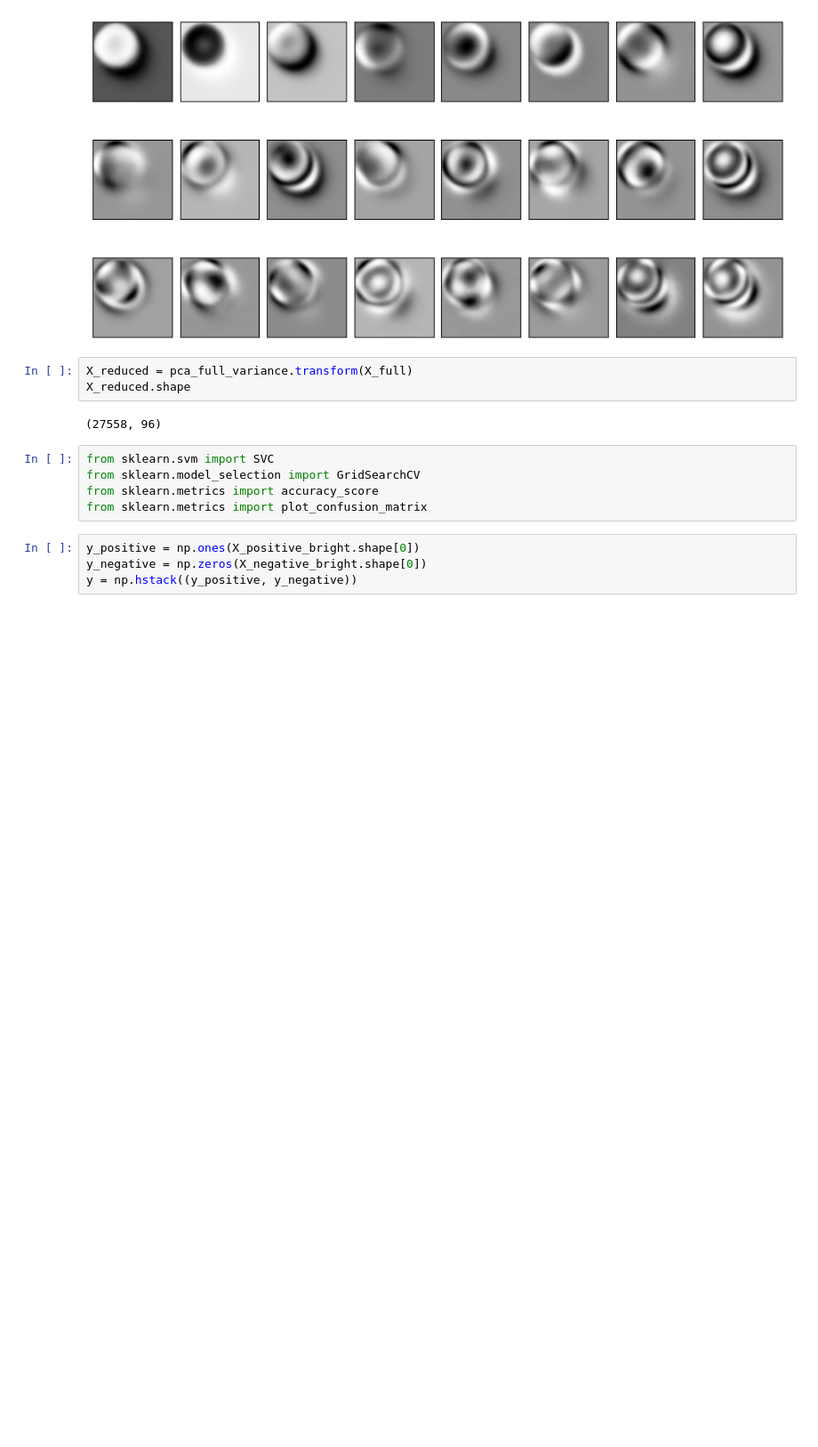
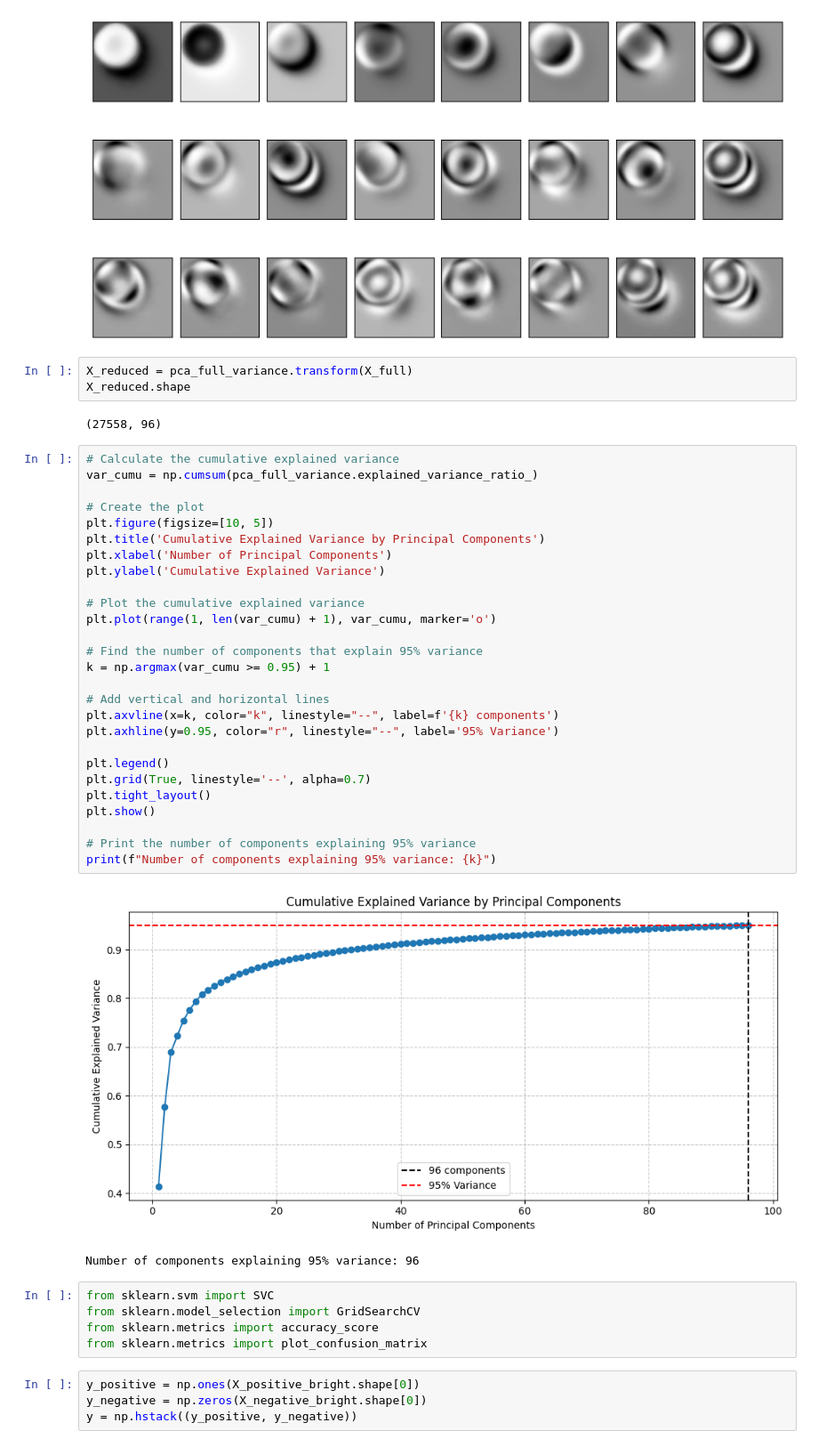
Before and after one commit to ThashmikaX/Malaria-Detection-Model, a Jupyter notebook: Notebooks/ml-project_changed.ipynb, the cells around one changed output. Shown at 89% size. Saved outputs shown, nothing was run; the diff lists cells and outputs as text; blank space fills up the shorter version.

```diff
--- a/Notebooks/ml-project_changed.ipynb
+++ b/Notebooks/ml-project_changed.ipynb
@@ -199,6 +204,36 @@ X_reduced = pca_full_variance.transform(X_full)
 X_reduced.shape
 # %% [output]
 (27558, 96)
+# %%
+# Calculate the cumulative explained variance
+var_cumu = np.cumsum(pca_full_variance.explained_variance_ratio_)
+
+# Create the plot
+plt.figure(figsize=[10, 5])
+plt.title('Cumulative Explained Variance by Principal Components')
+plt.xlabel('Number of Principal Components')
+plt.ylabel('Cumulative Explained Variance')
+
+# Plot the cumulative explained variance
+plt.plot(range(1, len(var_cumu) + 1), var_cumu, marker='o')
+
+# Find the number of components that explain 95% variance
+k = np.argmax(var_cumu >= 0.95) + 1
+
+# Add vertical and horizontal lines
+plt.axvline(x=k, color="k", linestyle="--", label=f'{k} components')
+plt.axhline(y=0.95, color="r", linestyle="--", label='95% Variance')
+
+plt.legend()
+plt.grid(True, linestyle='--', alpha=0.7)
+plt.tight_layout()
+plt.show()
+
+# Print the number of components explaining 95% variance
+print(f"Number of components explaining 95% variance: {k}")
+# %% [output]
+[figure, added]
+Number of components explaining 95% variance: 96
 # %%
 from sklearn.svm import SVC
 from sklearn.model_selection import GridSearchCV
```
Also changed, not shown: parts of 1 cell of this notebook, 1 other file.
